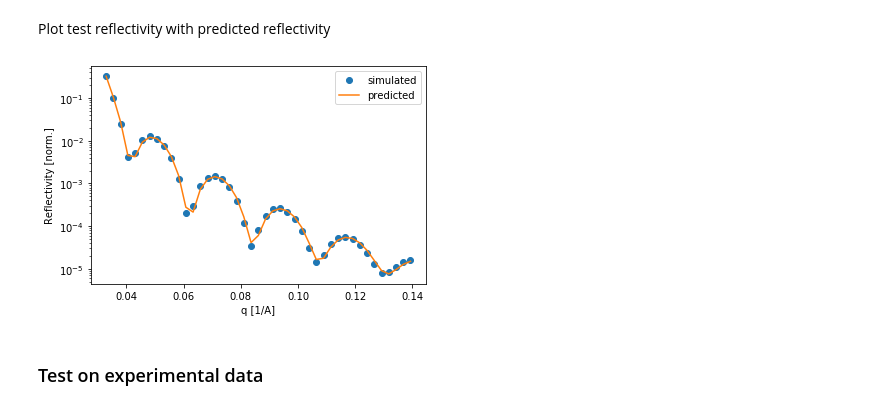
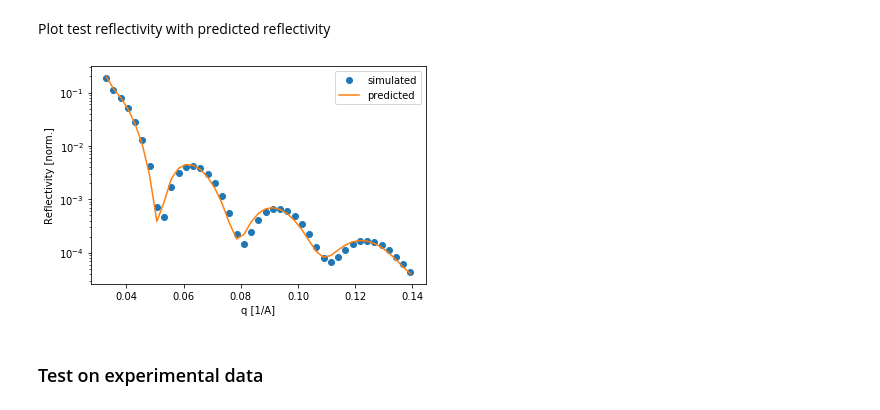
Before and after one commit to schreiber-lab/mlreflect, a Jupyter notebook: data/notebooks/usage_example.ipynb, the cells around one changed output. Drawn from its saved outputs; the diff is of its cells as text; code cells hidden in the pictures.

```diff
--- a/data/notebooks/usage_example.ipynb
+++ b/data/notebooks/usage_example.ipynb
@@ -139,8 +138,8 @@ test_reflectivity_pp = ip.apply_preprocessing(test_reflectivity)
 # %% [markdown]
 Initialize OutputPreprocessor object with the predefined sample and apply preprocessing to the labels.
 # %%
-op = OutputPreprocessor(sample)
+op = OutputPreprocessor(sample, normalization='absolute_max')
 
-train_labels_pp = op.apply_preprocessing(train_labels)
-val_labels_pp = op.apply_preprocessing(val_labels)
-test_labels_pp = op.apply_preprocessing(test_labels)
+train_labels_pp, removed_train_labels = op.apply_preprocessing(train_labels)
+val_labels_pp, removed_val_labels = op.apply_preprocessing(val_labels)
+test_labels_pp, removed_test_labels = op.apply_preprocessing(test_labels)
@@ -149,4 +159,6 @@ Train the neural network using the model defined in SimpleModel and save results
+# %%
+path = os.path.join('output', 'simple_model')
 # %%
-simple_model = SimpleModel('output/simple_model/', train_reflectivity_pp.shape[1], train_labels_pp.shape[1])
+simple_model = SimpleModel(path, train_reflectivity_pp.shape[1], train_labels_pp.shape[1])
 hist, timestamp = simple_model.train(train_reflectivity_pp, train_labels_pp, val_reflectivity_pp, val_labels_pp)
 # %% [output]
@@ -276,5 +295,5 @@ test_labels # Inspect previously generated test labels
 # %%
-restored_pred_test_labels = op.restore_labels(pred_test_labels, test_labels) # Reverse preprocessing on predicted test labels
+restored_pred_test_labels = op.restore_labels(pred_test_labels, removed_test_labels) # Reverse preprocessing on predicted test labels
 # %%
 restored_pred_test_labels # Inspect predicted test labels without preprocessing
 # %% [output]
@@ -311,14 +330,14 @@ Finished 'simulate_reflectivity' in 0.3915 secs
 # %% [markdown]
 Plot test reflectivity with predicted reflectivity
 # %%
-plt.semilogy(q, test_reflectivity[4, :], 'o', label='simulated')
-plt.semilogy(q, pred_test_reflectivity[4, :], label='predicted')
+plt.semilogy(q, test_reflectivity[23, :], 'o', label='simulated')
+plt.semilogy(q, pred_test_reflectivity[23, :], label='predicted')
 plt.legend()
 plt.xlabel('q [1/A]')
 plt.ylabel('Reflectivity [norm.]')
 plt.show()
 # %% [output]
-[figure, old version]
+[figure, new version]
 # %% [markdown]
 ### Test on experimental data
 # %%
```
Also changed, not shown: parts of 43 cells of this notebook, 2 other files.
